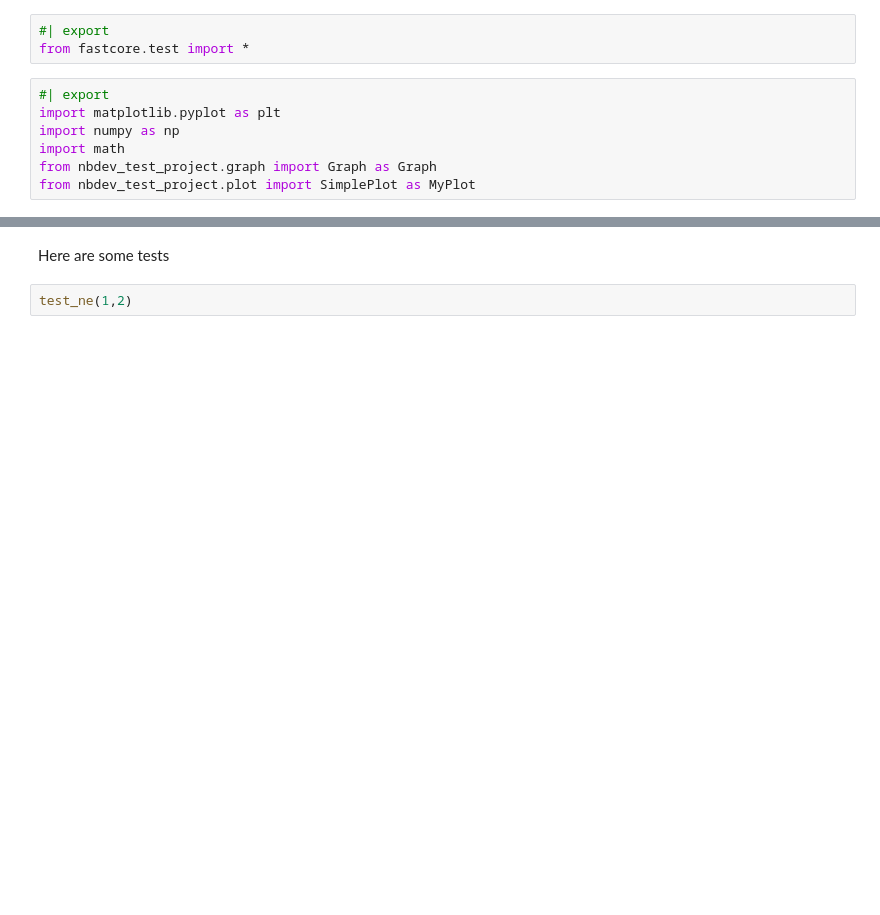
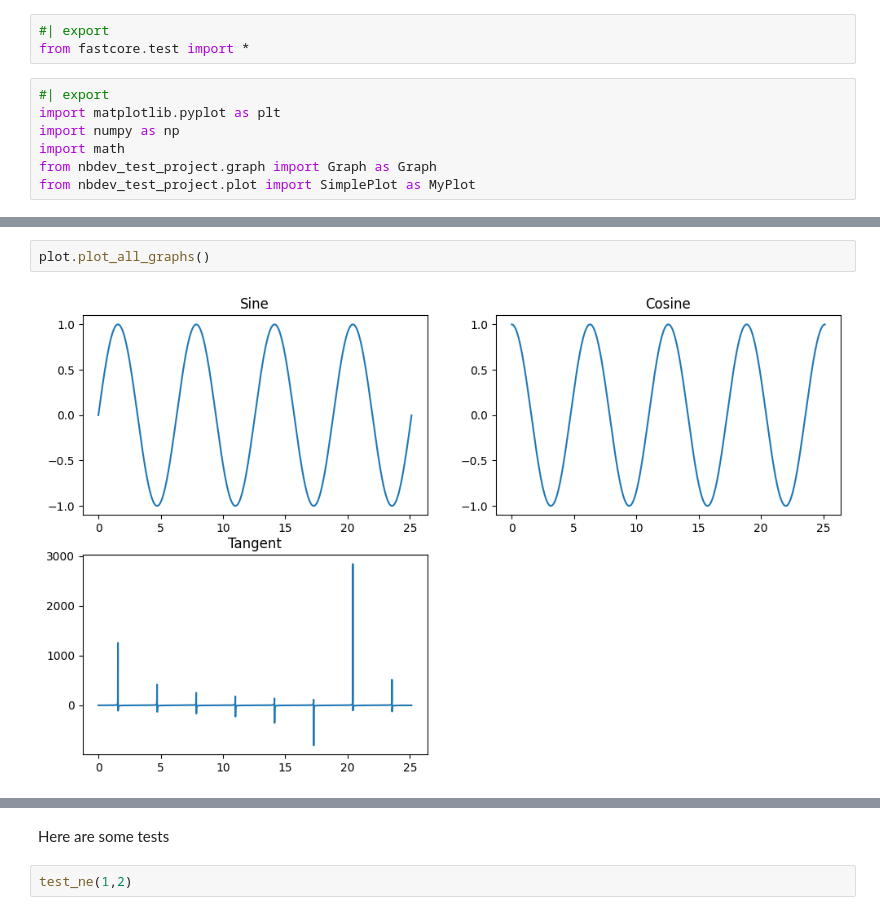
Before and after one commit to stepetal/nbdev-test-project, a Jupyter notebook: nbs/03_main.ipynb, the cells around one changed output, grey strips where cells are left out. Saved outputs shown, nothing was run; the diff lists cells and outputs as text; blank space fills up the shorter version.

```diff
--- a/nbs/03_main.ipynb
+++ b/nbs/03_main.ipynb
@@ -57 +62,5 @@ len(plot.graph_list)
+# %%
+plot.plot_all_graphs()
+# %% [output]
+[figure, added]
 # %%
```
Also changed, not shown: parts of 7 cells of this notebook, 12 other files.
